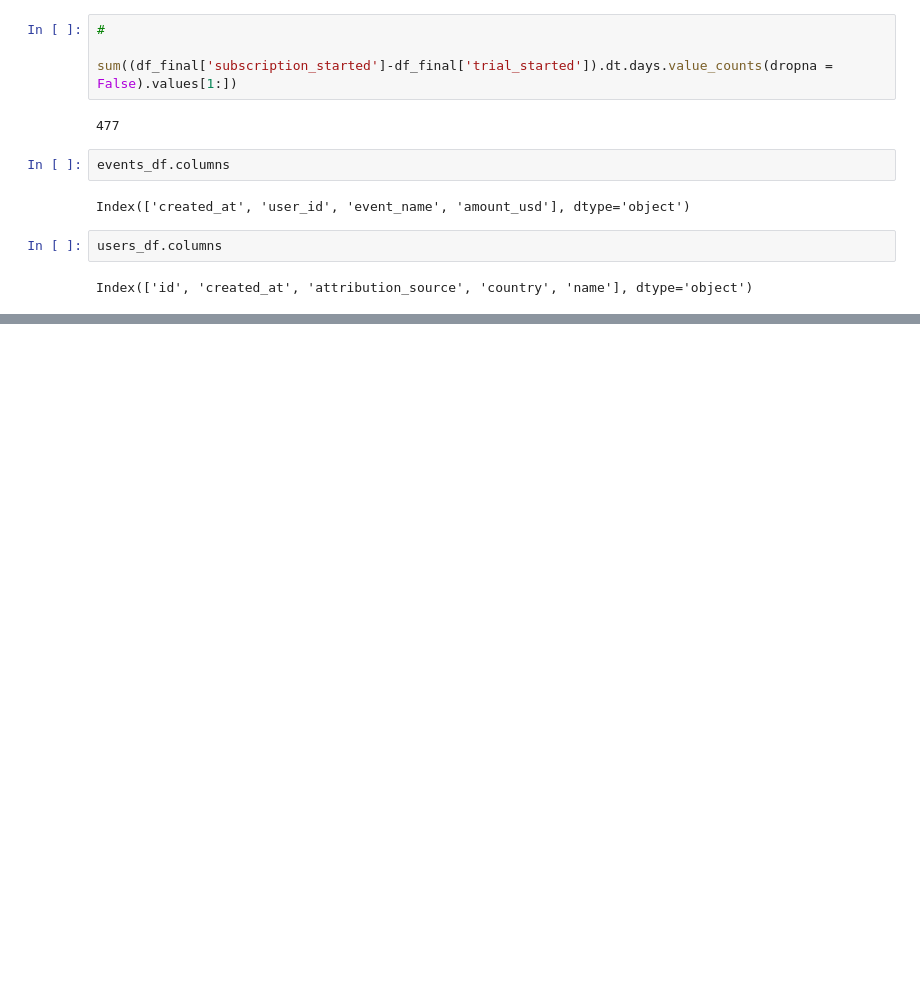
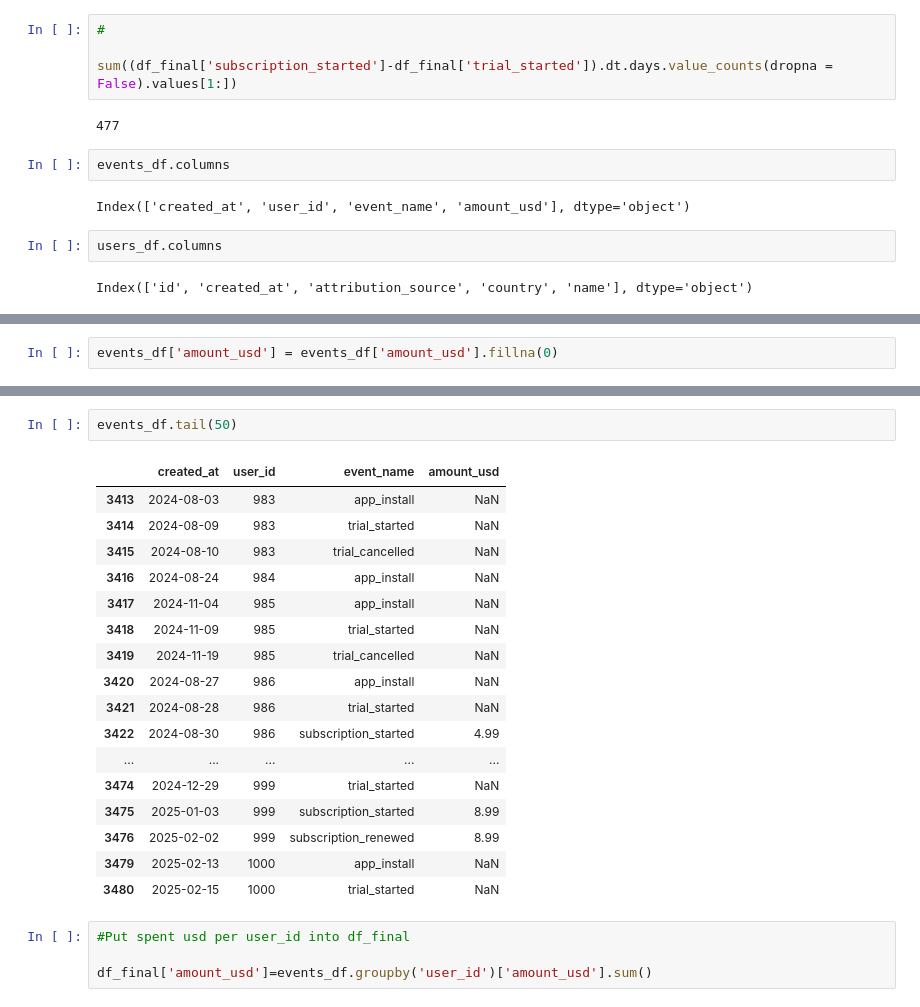
Before and after one commit to euphratesk/cornP, a Jupyter notebook: Case-Study PCs.ipynb, the cells around one changed output, grey strips where cells are left out. Drawn from its saved outputs; the diff is of its cells as text; blank space fills up the shorter version.

```diff
--- a/Case-Study PapCorns.ipynb
+++ b/Case-Study PCs.ipynb
@@ -1146,0 +1186,2 @@ Name: Ever_Subscripted, dtype: int64
+# %%
+events_df['amount_usd'] = events_df['amount_usd'].fillna(0)
@@ -1146,0 +1223,24 @@ Name: Ever_Subscripted, dtype: int64
+# %%
+events_df.tail(50)
+# %% [output]
+|  | created_at | user_id | event_name | amount_usd |
+| 3413 | 2024-08-03 | 983 | app_install | NaN |
+| 3414 | 2024-08-09 | 983 | trial_started | NaN |
+| 3415 | 2024-08-10 | 983 | trial_cancelled | NaN |
+| 3416 | 2024-08-24 | 984 | app_install | NaN |
+| 3417 | 2024-11-04 | 985 | app_install | NaN |
+| 3418 | 2024-11-09 | 985 | trial_started | NaN |
+| 3419 | 2024-11-19 | 985 | trial_cancelled | NaN |
+| 3420 | 2024-08-27 | 986 | app_install | NaN |
+| 3421 | 2024-08-28 | 986 | trial_started | NaN |
+| 3422 | 2024-08-30 | 986 | subscription_started | 4.99 |
+| ... | ... | ... | ... | ... |
+| 3474 | 2024-12-29 | 999 | trial_started | NaN |
+| 3475 | 2025-01-03 | 999 | subscription_started | 8.99 |
+| 3476 | 2025-02-02 | 999 | subscription_renewed | 8.99 |
+| 3479 | 2025-02-13 | 1000 | app_install | NaN |
+| 3480 | 2025-02-15 | 1000 | trial_started | NaN |
+# %%
+#Put spent usd per user_id into df_final
+
+df_final['amount_usd']=events_df.groupby('user_id')['amount_usd'].sum()
```
Also changed, not shown: parts of 83 cells of this notebook.
